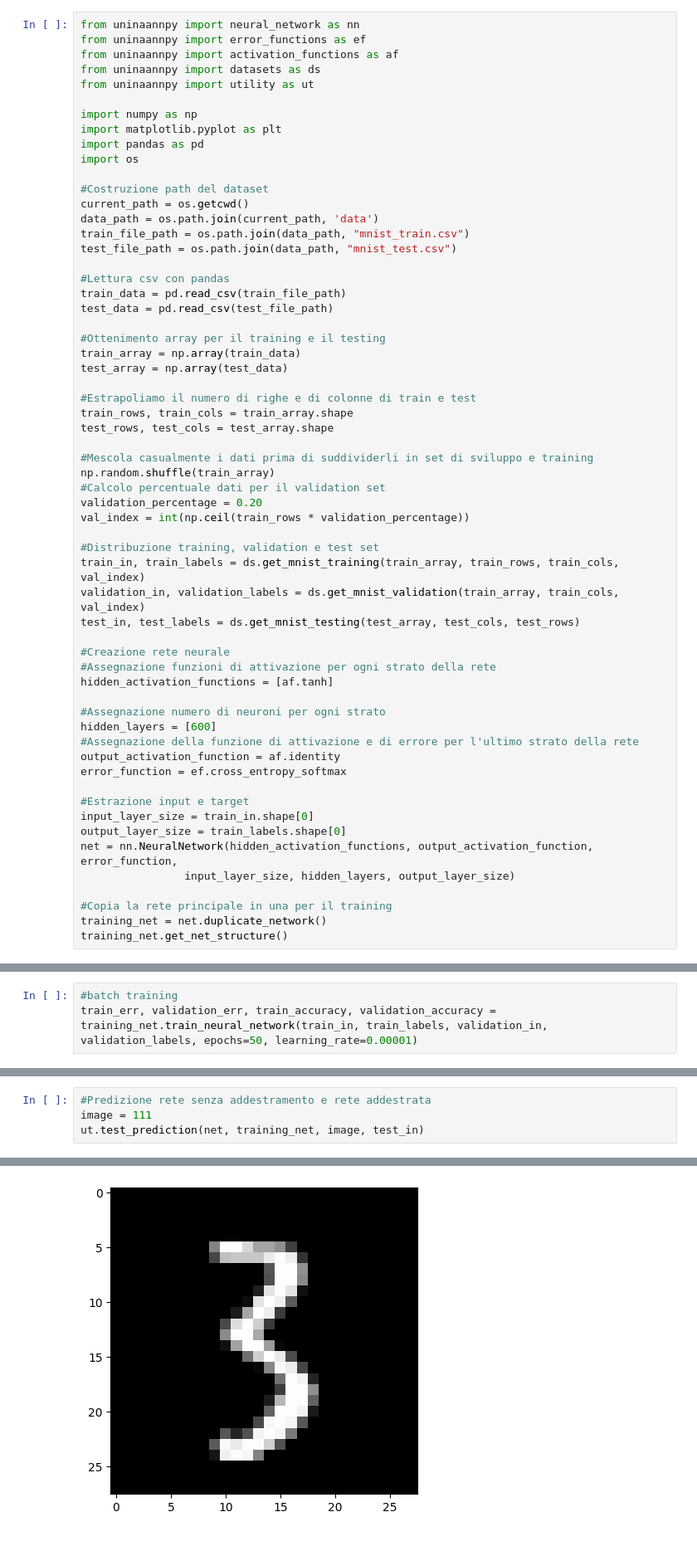
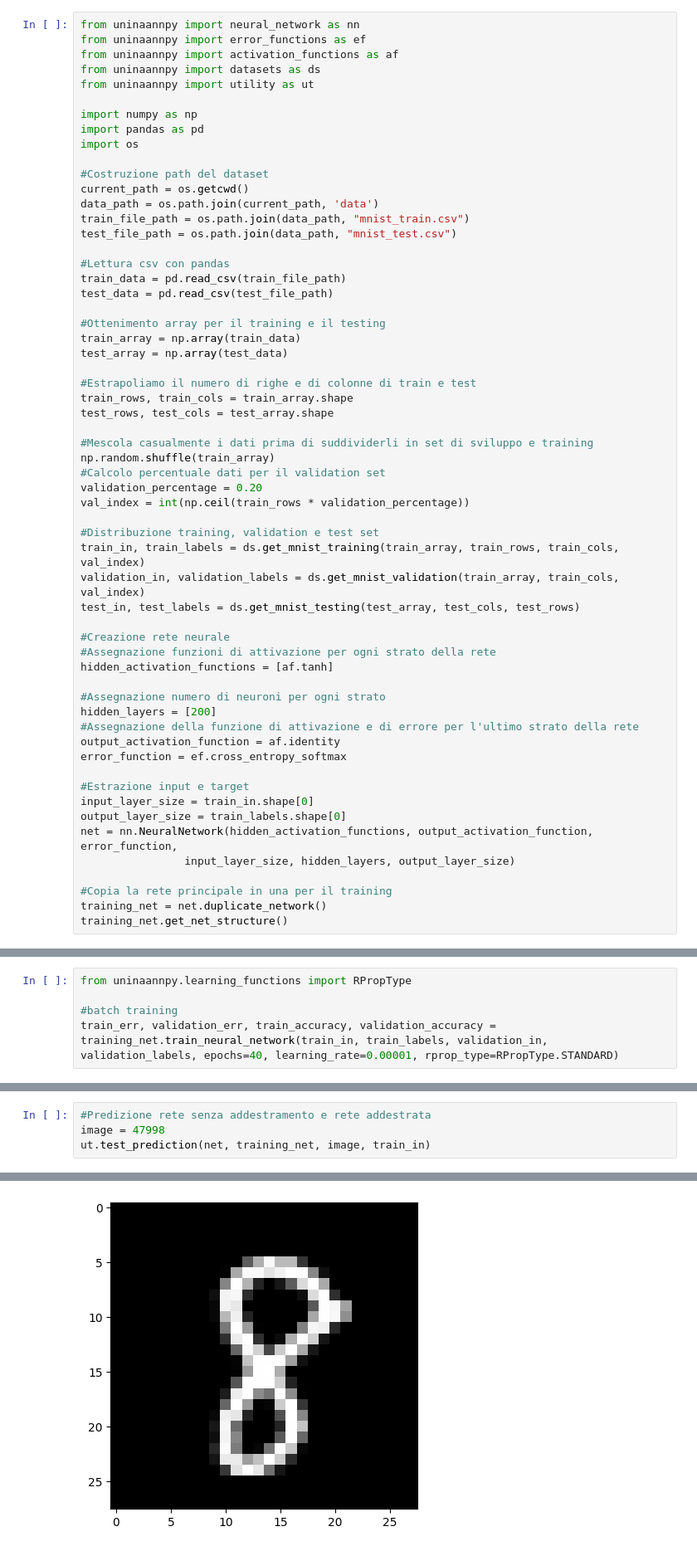
Before and after one commit to marcellorussox/MnistANN, a Jupyter notebook: ann_training.ipynb, the cells around one changed output, grey strips where cells are left out. Shown at 83% size. Drawn from its saved outputs; the diff is of its cells as text.

```diff
--- a/ann_training.ipynb
+++ b/ann_training.ipynb
@@ -6,7 +6,6 @@ from uninaannpy import datasets as ds
 from uninaannpy import utility as ut
 
 import numpy as np
-import matplotlib.pyplot as plt
 import pandas as pd
 import os
 
@@ -44,7 +43,7 @@ test_in, test_labels = ds.get_mnist_testing(test_array, test_cols, test_rows)
 hidden_activation_functions = [af.tanh]
 
 #Assegnazione numero di neuroni per ogni strato
-hidden_layers = [600]
+hidden_layers = [200]
 #Assegnazione della funzione di attivazione e di errore per l'ultimo strato della rete
 output_activation_function = af.identity
 error_function = ef.cross_entropy_softmax
@@ -66,6 +65,8 @@ Neuroni negli strati nascosti: 600
 Funzioni di attivazione: tanh, identity
 Funzione di errore: cross_entropy_softmax
 # %%
+from uninaannpy.learning_functions import RPropType
+
 #batch training
-train_err, validation_err, train_accuracy, validation_accuracy = training_net.train_neural_network(train_in, train_labels, validation_in, validation_labels, epochs=50, learning_rate=0.00001)
+train_err, validation_err, train_accuracy, validation_accuracy = training_net.train_neural_network(train_in, train_labels, validation_in, validation_labels, epochs=40, learning_rate=0.00001, rprop_type=RPropType.STANDARD)
 # %% [output]
@@ -118,6 +121,6 @@ Train accuracy:  0.9953124023417155
 # %%
 #Predizione rete senza addestramento e rete addestrata
-image = 111
-ut.test_prediction(net, training_net, image, test_in)
+image = 47998
+ut.test_prediction(net, training_net, image, train_in)
 # %% [output]
 Probabilità predette dalla rete non addestrata:
@@ -140 +143 @@ Classe 9: 0.0%
-[figure, old version]
+[figure, new version]
```
Also changed, not shown: parts of 5 cells of this notebook, 2 other files.
